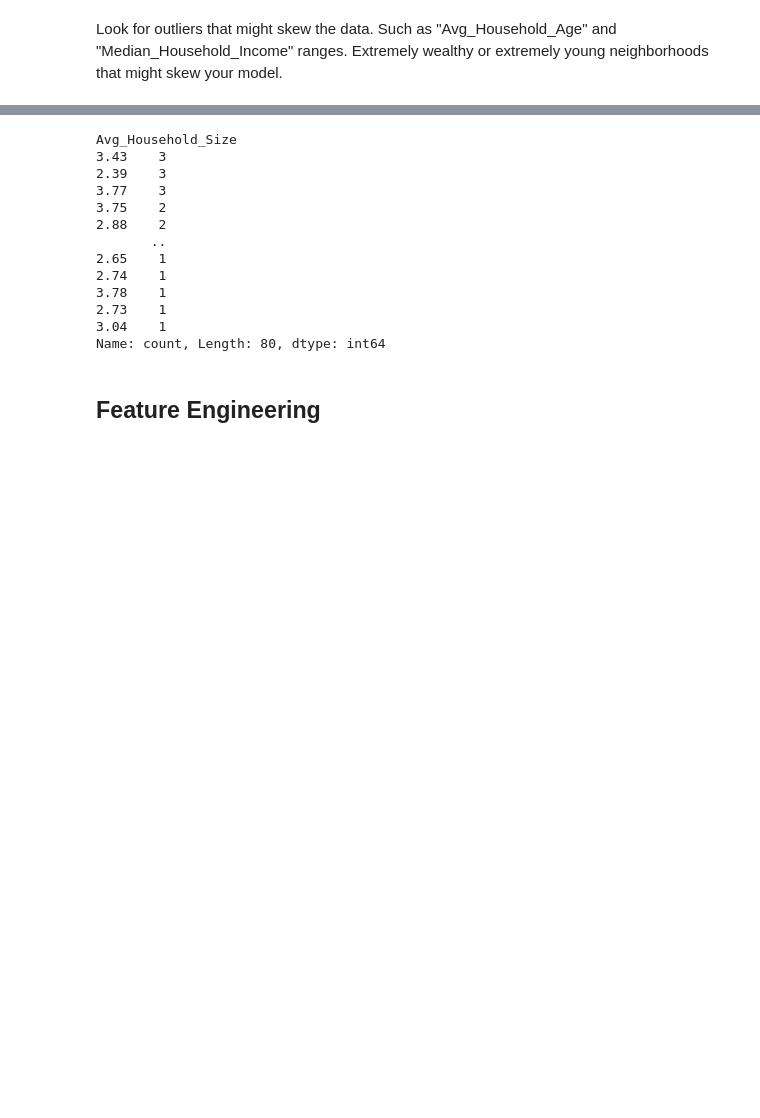
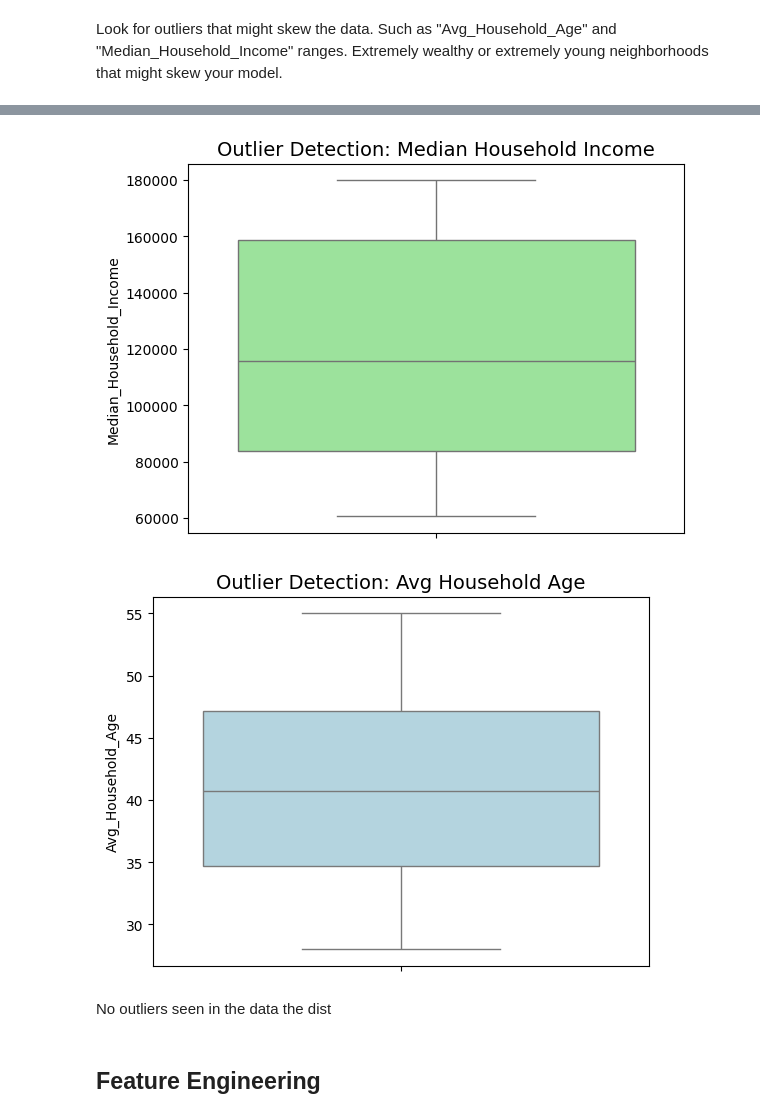
Before and after one commit to ctatlah/ai-carwash, a Jupyter notebook: carwash.ipynb, the cells around one changed output, grey strips where cells are left out. Cells and saved outputs as stored; diff of their text form; code cells hidden in the pictures; blank space fills up the shorter version.

Commit message:
Add analysis and combination of demographic data

```diff
--- a/carwash.ipynb
+++ b/carwash.ipynb
@@ -316,27 +318,23 @@ memory usage: 10.3 KB
 | 50% | 51.026557 | -114.079690 | 115832.000000 | 5278.000000 | 39.000000 | ... |
 | 75% | 51.117180 | -113.984289 | 158636.250000 | 7449.750000 | 59.000000 | ... |
 | max | 51.203413 | -113.892127 | 179948.000000 | 8894.000000 | 74.000000 | ... |
-# %%
-#demographic_df['Median_Household_Income'].value_counts()
-#demographic_df['Avg_Household_Age'].value_counts()
-demographic_df['Avg_Household_Size'].value_counts()
-#demographic_df['Avg_Cars_Per_Household'].value_counts()
-#demographic_df['Pct_Apartment_Dwellers'].value_counts()
-#demographic_df['Pct_Single_Family_Detached'].value_counts()
-# %% [output]
-Avg_Household_Size
-3.43    3
-2.39    3
-3.77    3
-3.75    2
-2.88    2
-       ..
-2.65    1
-2.74    1
-3.78    1
-2.73    1
-3.04    1
-Name: count, Length: 80, dtype: int64
+# %%
+# Box Plot for Income
+sns.boxplot(y=demographic_df['Median_Household_Income'], color='lightgreen')
+plt.title('Outlier Detection: Median Household Income', fontsize=14)
+plt.show()
+plt.close()
+
+# Box Plot for Age
+sns.boxplot(y=demographic_df['Avg_Household_Age'], color='lightblue')
+plt.title('Outlier Detection: Avg Household Age', fontsize=14)
+plt.show()
+plt.close()
+# %% [output]
+[figure, added]
+[figure, added]
+# %% [markdown]
+No outliers seen in the data the dist
 # %% [markdown]
 ## Feature Engineering
 # %% [markdown]
```
Also changed, not shown: parts of 6 cells of this notebook.
